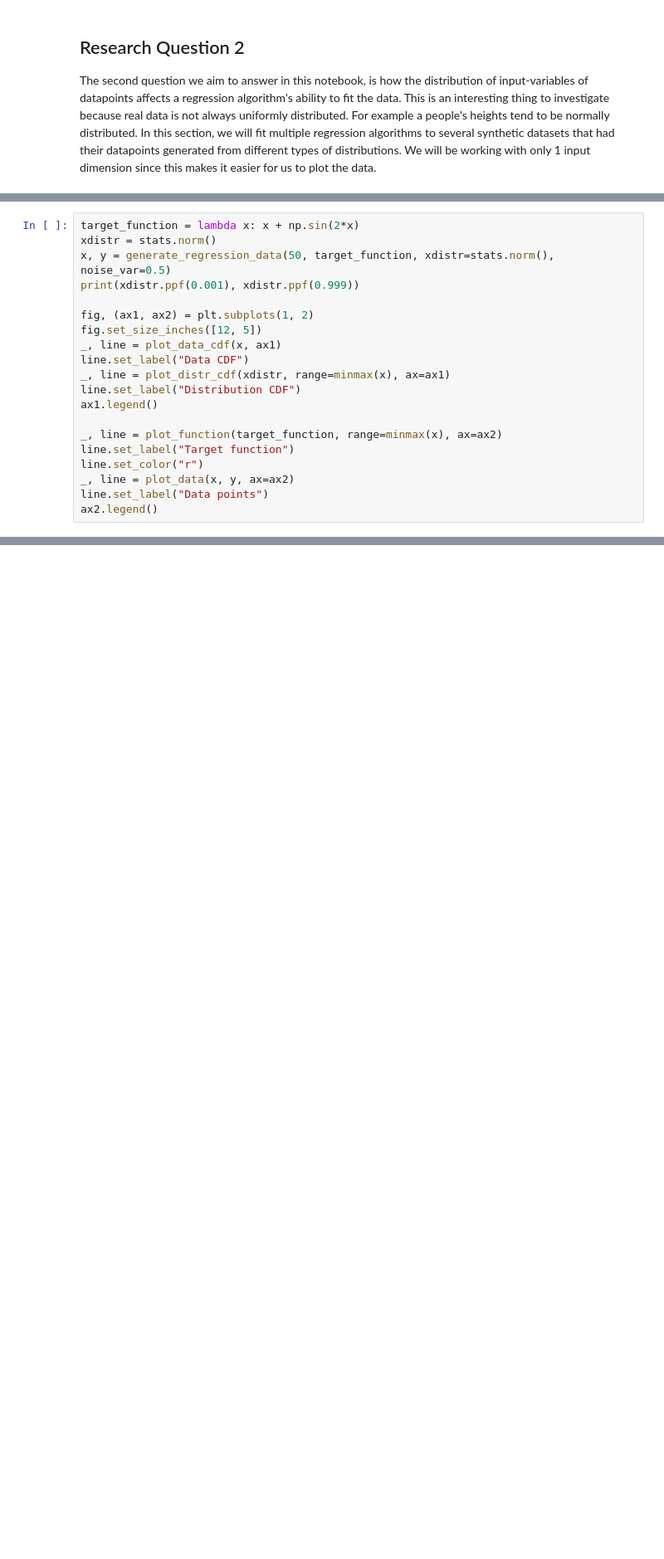
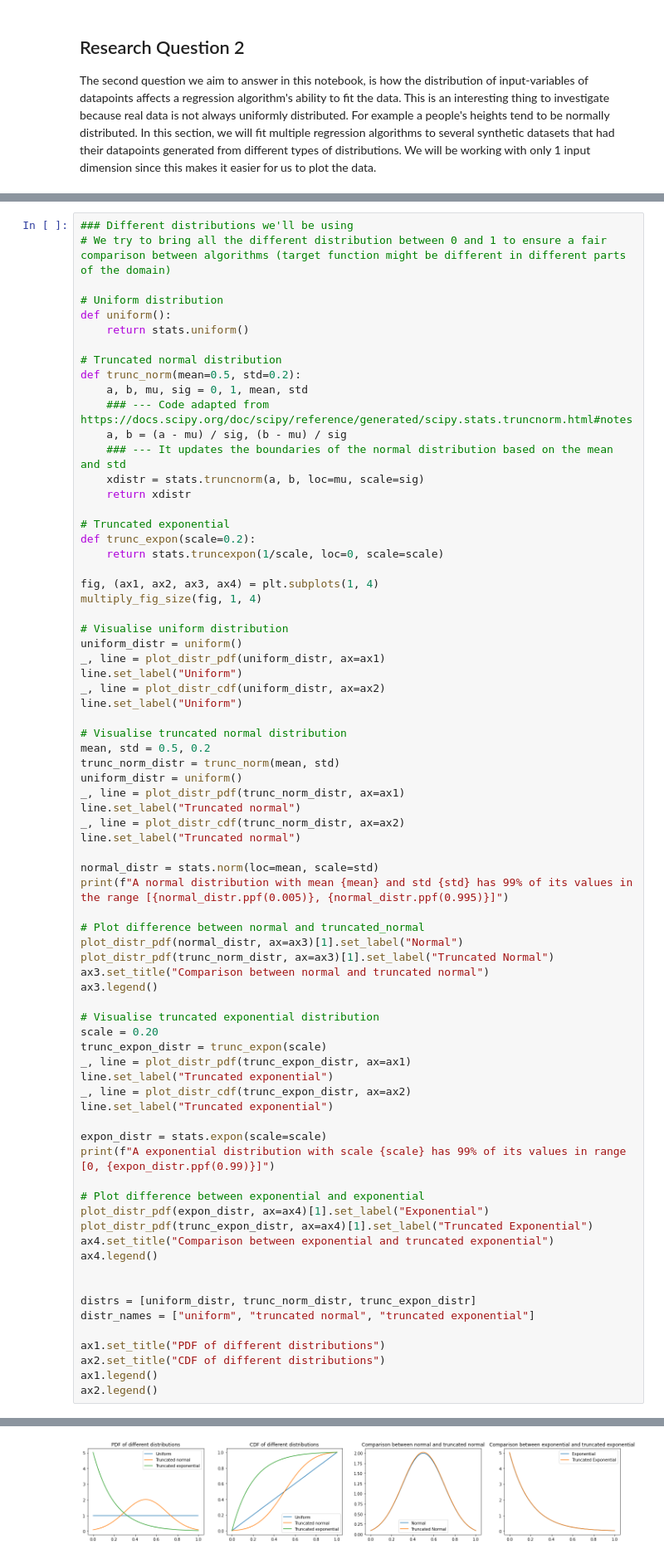
Before and after one commit to OlivierDelattre/SFoML_project, a Jupyter notebook: project.ipynb, the cells around one changed output, grey strips where cells are left out. Shown: that part at 83% size. Cells and saved outputs as stored; diff of their text form; blank space fills up the shorter version.

```diff
--- a/project.ipynb
+++ b/project.ipynb
@@ -99,20 +92,0 @@ def minmax(x):
-# %%
-target_function = lambda x: x + np.sin(2*x)
-xdistr = stats.norm()
-x, y = generate_regression_data(50, target_function, xdistr=stats.norm(), noise_var=0.5)
-print(xdistr.ppf(0.001), xdistr.ppf(0.999))
-
-fig, (ax1, ax2) = plt.subplots(1, 2)
-fig.set_size_inches([12, 5])
-_, line = plot_data_cdf(x, ax1)
-line.set_label("Data CDF")
-_, line = plot_distr_cdf(xdistr, range=minmax(x), ax=ax1)
-line.set_label("Distribution CDF")
-ax1.legend()
-
-_, line = plot_function(target_function, range=minmax(x), ax=ax2)
-line.set_label("Target function")
-line.set_color("r")
-_, line = plot_data(x, y, ax=ax2)
-line.set_label("Data points")
-ax2.legend()
@@ -171,0 +97,75 @@ run_regression_experiment(target_function, xdistr, 50, LinearRegression(), [ax1,
+# %%
+### Different distributions we'll be using
+# We try to bring all the different distribution between 0 and 1 to ensure a fair comparison between algorithms (target function might be different in different parts of the domain)
+
+# Uniform distribution
+def uniform():
+    return stats.uniform()
+
+# Truncated normal distribution
+def trunc_norm(mean=0.5, std=0.2):
+    a, b, mu, sig = 0, 1, mean, std
+    ### --- Code adapted from https://docs.scipy.org/doc/scipy/reference/generated/scipy.stats.truncnorm.html#notes
+    a, b = (a - mu) / sig, (b - mu) / sig
+    ### --- It updates the boundaries of the normal distribution based on the mean and std
+    xdistr = stats.truncnorm(a, b, loc=mu, scale=sig)
+    return xdistr
+
+# Truncated exponential
+def trunc_expon(scale=0.2):
+    return stats.truncexpon(1/scale, loc=0, scale=scale)
+
+fig, (ax1, ax2, ax3, ax4) = plt.subplots(1, 4)
+multiply_fig_size(fig, 1, 4)
+
+# Visualise uniform distribution
+uniform_distr = uniform()
+_, line = plot_distr_pdf(uniform_distr, ax=ax1)
+line.set_label("Uniform")
+_, line = plot_distr_cdf(uniform_distr, ax=ax2)
+line.set_label("Uniform")
+
+# Visualise truncated normal distribution
+mean, std = 0.5, 0.2
+trunc_norm_distr = trunc_norm(mean, std)
+uniform_distr = uniform()
+_, line = plot_distr_pdf(trunc_norm_distr, ax=ax1)
+line.set_label("Truncated normal")
+_, line = plot_distr_cdf(trunc_norm_distr, ax=ax2)
+line.set_label("Truncated normal")
+
+normal_distr = stats.norm(loc=mean, scale=std)
+print(f"A normal distribution with mean {mean} and std {std} has 99% of its values in the range [{normal_distr.ppf(0.005)}, {normal_distr.ppf(0.995)}]")
+
+# Plot difference between normal and truncated_normal
+plot_distr_pdf(normal_distr, ax=ax3)[1].set_label("Normal")
+plot_distr_pdf(trunc_norm_distr, ax=ax3)[1].set_label("Truncated Normal")
+ax3.set_title("Comparison between normal and truncated normal")
+ax3.legend()
+
+# Visualise truncated exponential distribution
+scale = 0.20
+trunc_expon_distr = trunc_expon(scale)
+_, line = plot_distr_pdf(trunc_expon_distr, ax=ax1)
+line.set_label("Truncated exponential")
+_, line = plot_distr_cdf(trunc_expon_distr, ax=ax2)
+line.set_label("Truncated exponential")
+
+expon_distr = stats.expon(scale=scale)
+print(f"A exponential distribution with scale {scale} has 99% of its values in range [0, {expon_distr.ppf(0.99)}]")
+
+# Plot difference between exponential and exponential
+plot_distr_pdf(expon_distr, ax=ax4)[1].set_label("Exponential")
+plot_distr_pdf(trunc_expon_distr, ax=ax4)[1].set_label("Truncated Exponential")
+ax4.set_title("Comparison between exponential and truncated exponential")
+ax4.legend()
+
+
+distrs = [uniform_distr, trunc_norm_distr, trunc_expon_distr]
+distr_names = ["uniform", "truncated normal", "truncated exponential"]
+
+ax1.set_title("PDF of different distributions")
+ax2.set_title("CDF of different distributions")
+ax1.legend()
+ax2.legend()
+# %% [output]
@@ -171,0 +175 @@ run_regression_experiment(target_function, xdistr, 50, LinearRegression(), [ax1,
+[figure, added]
```
Also changed, not shown: parts of 15 cells of this notebook.
